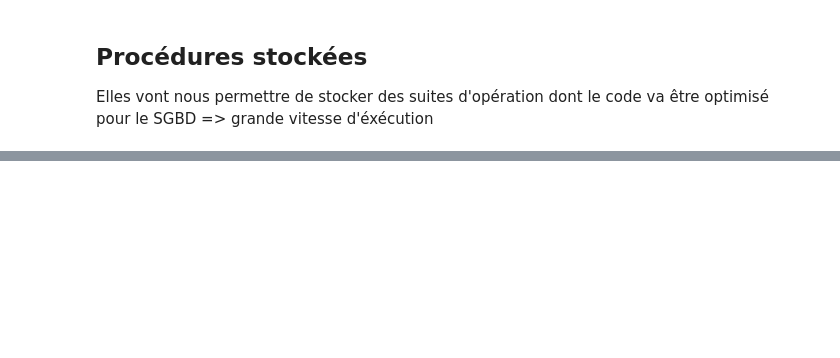
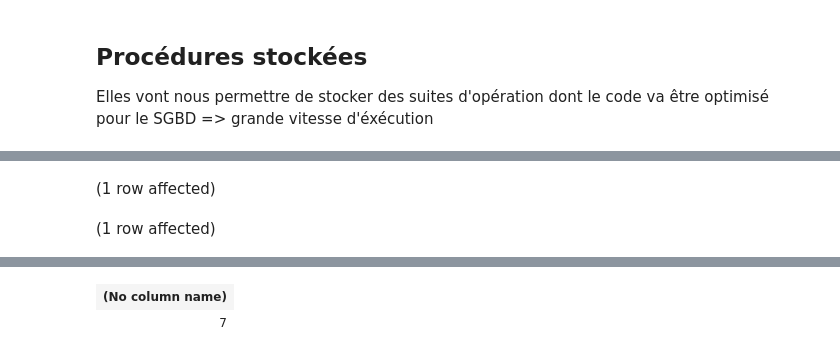
Before and after one commit to mbaumanndev/iut-2a-bdda, a Jupyter notebook: SQL.ipynb, the cells around one changed output, grey strips where cells are left out. Cells and saved outputs as stored; diff of their text form; code cells hidden in the pictures; blank space fills up the shorter version.

```diff
--- a/SQL.ipynb
+++ b/SQL.ipynb
@@ -723,0 +766,8 @@ Total execution time: 00:00:00.009
+# %%
+INSERT INTO [ref].[Genre_GRE] ([Nom])
+VALUES (N'Policier')
+
+SELECT @@IDENTITY
+# %% [output]
+(1 row affected)
+(1 row affected)
@@ -723,0 +775,2 @@ Total execution time: 00:00:00.009
+| (No column name) |
+| 7 |
```
Also changed, not shown: parts of 45 cells of this notebook.
